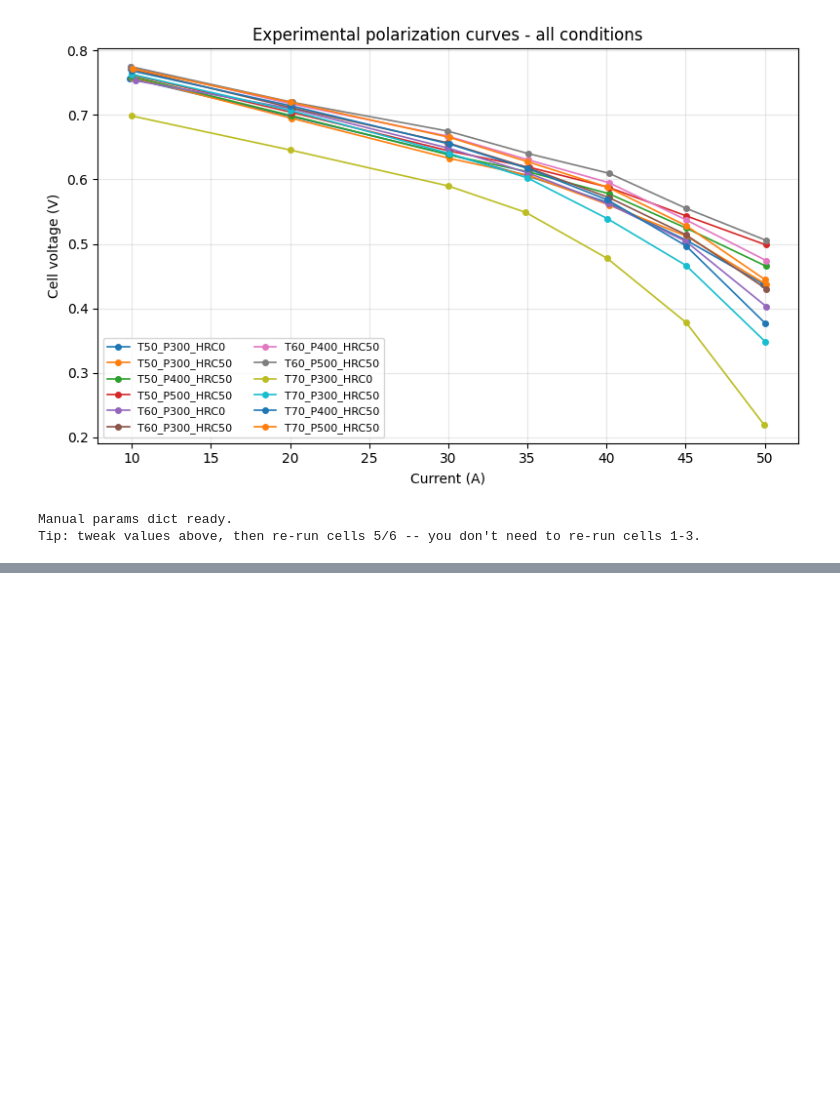
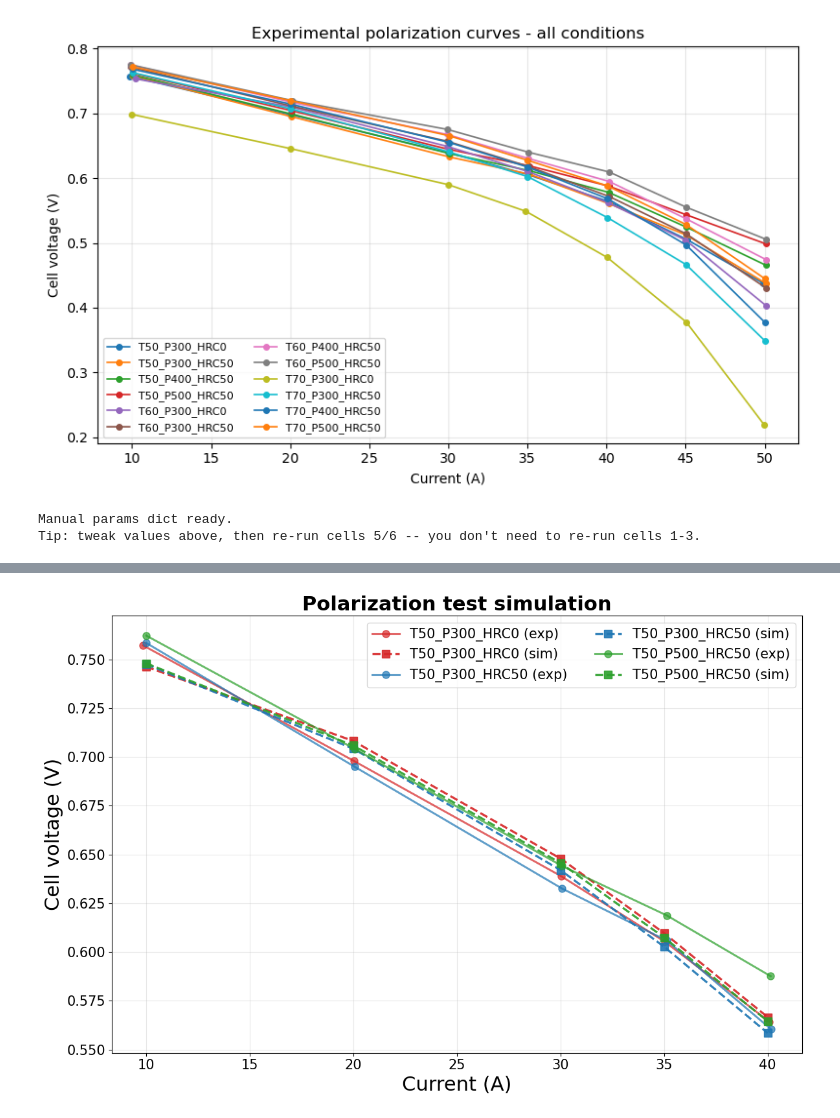
Before and after one commit to YuKwanH/DS-AlphaPEM, a Jupyter notebook: simulation/parameter calibration/dynamic model/manual_polar.ipynb, the cells around one changed output, grey strips where cells are left out. Cells and saved outputs as stored; diff of their text form; code cells hidden in the pictures; blank space fills up the shorter version.

```diff
--- a/simulation/parameter calibration/dynamic model/manual_polar.ipynb
+++ b/simulation/parameter calibration/dynamic model/manual_polar.ipynb
@@ -411,0 +399,46 @@ T70_P300_HRC50: compared 5 experimental points against 5 simulation points.
+# %%
+fig, ax = plt.subplots(figsize=(12, 8))
+
+for cond_key in CHOSEN_2:
+    result = all_results[cond_key]
+    color = colors[cond_key]
+
+    i_exp = result["i_exp"]
+    v_exp = result["v_exp"]
+    i_sim = result["i_sim"]
+    v_sim = result["v_sim"]
+
+    if len(i_exp):
+        ax.plot(
+            i_exp,
+            v_exp,
+            "o-",
+            color=color,
+            markersize=8,
+            linewidth=2.2,
+            alpha=0.7,
+            label=f"{cond_key} (exp)",
+        )
+    if len(i_sim):
+        ax.plot(
+            i_sim,
+            v_sim,
+            "s--",
+            color=color,
+            markersize=8,
+            linewidth=2.4,
+            alpha=0.9,
+            label=f"{cond_key} (sim)",
+        )
+
+ax.set_title("Polarization test simulation", fontsize=22, fontweight="bold")
+ax.set_xlabel("Current (A)", fontsize=22)
+ax.set_ylabel("Cell voltage (V)", fontsize=22)
+ax.tick_params(axis="both", labelsize=15)
+ax.grid(True, alpha=0.3)
+ax.legend(fontsize=15, loc="best", ncol=2)
+
+plt.tight_layout()
+plt.show()
+# %% [output]
+[figure, added]
```
Also changed, not shown: parts of 4 cells of this notebook, 7 other files.
